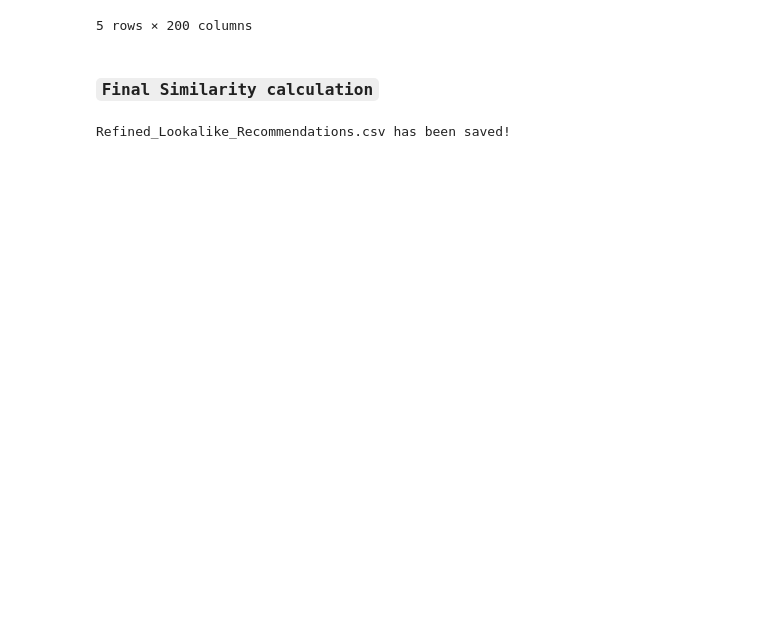
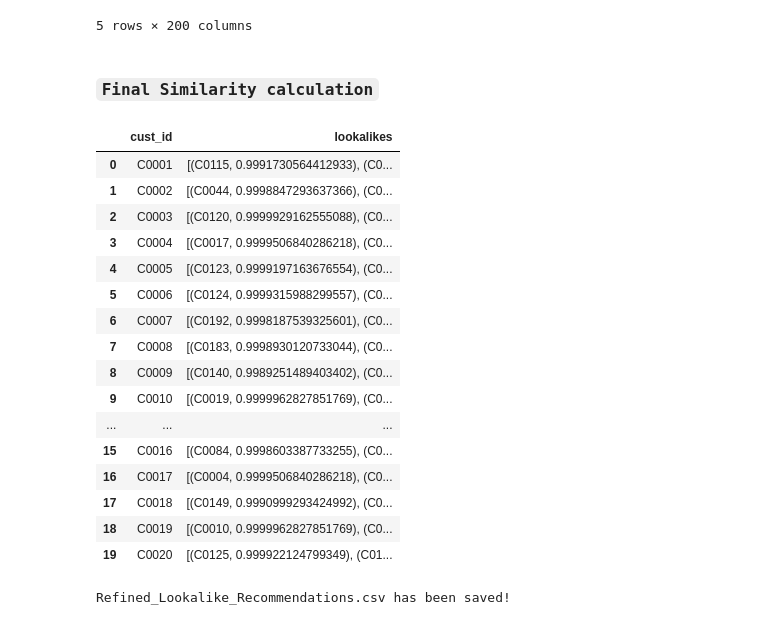
Before and after one commit to satyam1256/ZeoTap_Assignment, a Jupyter notebook: Satyam_lookalike.ipynb, the cells around one changed output. Saved outputs shown, nothing was run; the diff lists cells and outputs as text; code cells hidden in the pictures; blank space fills up the shorter version.

```diff
--- a/Satyam_lookalike.ipynb
+++ b/Satyam_lookalike.ipynb
@@ -314,6 +314,27 @@ for cust_id in customers['CustomerID']:
     recommendations[cust_id] = list(zip(similar_customers.index, similar_customers.values))
 
 lookalike_recommendations = pd.DataFrame(list(recommendations.items()), columns=['cust_id', 'lookalikes'])
+lookalike_recommendations = lookalike_recommendations[0:20]
+# %%
+lookalike_recommendations
+# %% [output]
+|  | cust_id | lookalikes |
+| 0 | C0001 | [(C0115, 0.9991730564412933), (C0... |
+| 1 | C0002 | [(C0044, 0.9998847293637366), (C0... |
+| 2 | C0003 | [(C0120, 0.9999929162555088), (C0... |
+| 3 | C0004 | [(C0017, 0.9999506840286218), (C0... |
+| 4 | C0005 | [(C0123, 0.9999197163676554), (C0... |
+| 5 | C0006 | [(C0124, 0.9999315988299557), (C0... |
+| 6 | C0007 | [(C0192, 0.9998187539325601), (C0... |
+| 7 | C0008 | [(C0183, 0.9998930120733044), (C0... |
+| 8 | C0009 | [(C0140, 0.9989251489403402), (C0... |
+| 9 | C0010 | [(C0019, 0.9999962827851769), (C0... |
+| ... | ... | ... |
+| 15 | C0016 | [(C0084, 0.9998603387733255), (C0... |
+| 16 | C0017 | [(C0004, 0.9999506840286218), (C0... |
+| 17 | C0018 | [(C0149, 0.9990999293424992), (C0... |
+| 18 | C0019 | [(C0010, 0.9999962827851769), (C0... |
+| 19 | C0020 | [(C0125, 0.999922124799349), (C01... |
 # %%
 
 lookalike_recommendations.to_csv('Refined_Lookalike_Recommendations.csv', index=False)
```
Also changed, not shown: 2 other files.
